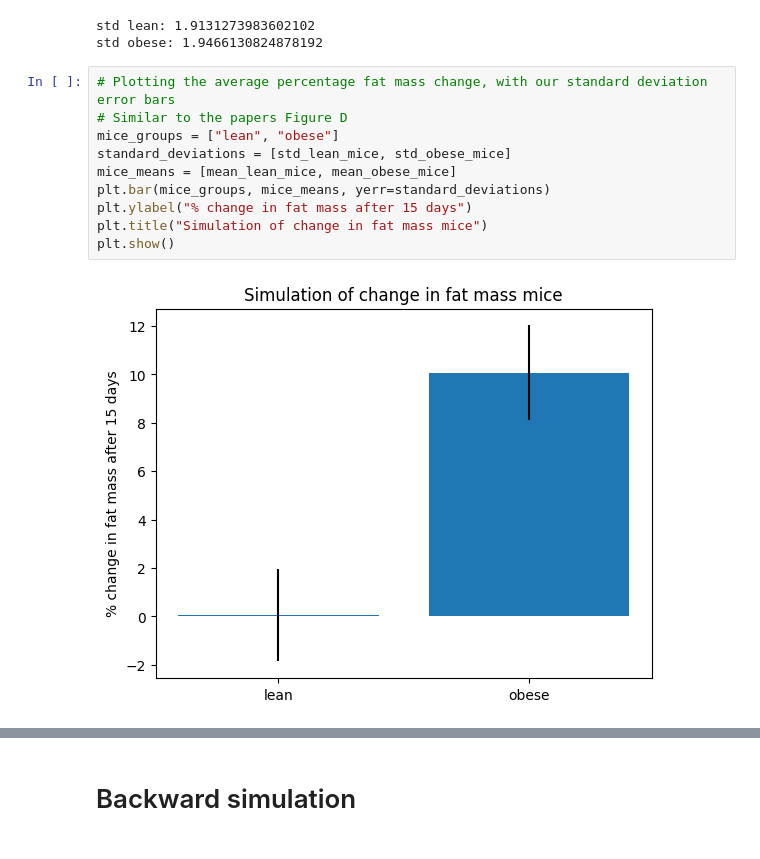
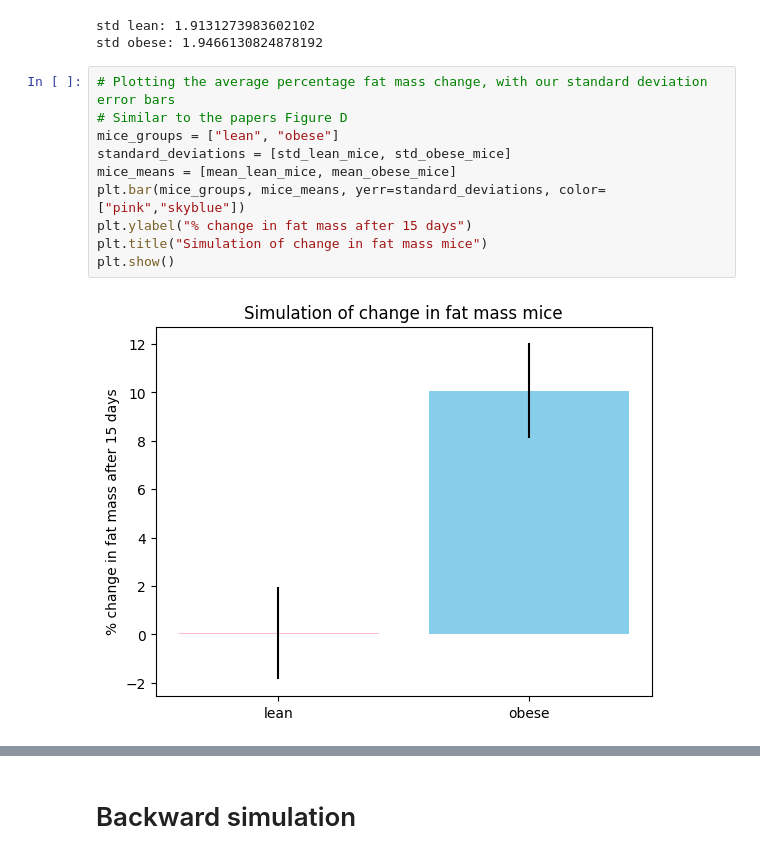
Before and after one commit to tovagabrielsson-arch/cb2330-project, a Jupyter notebook: ob_ln_microbiota.ipynb, the cells around one changed output, grey strips where cells are left out. Cells and saved outputs as stored; diff of their text form.

```diff
--- a/ob_ln_microbiota.ipynb
+++ b/ob_ln_microbiota.ipynb
@@ -148,15 +148,15 @@ std obese: 1.9466130824878192
 # %%
 # Plotting the average percentage fat mass change, with our standard deviation error bars
 # Similar to the papers Figure D
 mice_groups = ["lean", "obese"]
 standard_deviations = [std_lean_mice, std_obese_mice]
 mice_means = [mean_lean_mice, mean_obese_mice]
-plt.bar(mice_groups, mice_means, yerr=standard_deviations)
+plt.bar(mice_groups, mice_means, yerr=standard_deviations, color= ["pink","skyblue"])
 plt.ylabel("% change in fat mass after 15 days")
 plt.title("Simulation of change in fat mass mice")
 plt.show()
 # %% [output]
-[figure, old version]
+[figure, new version]
 # %% [markdown]
 ![Screenshot 2026-09-29 092338.png](embedded-picture-1)
 # %% [markdown]
```
Also changed, not shown: parts of 4 cells of this notebook.
